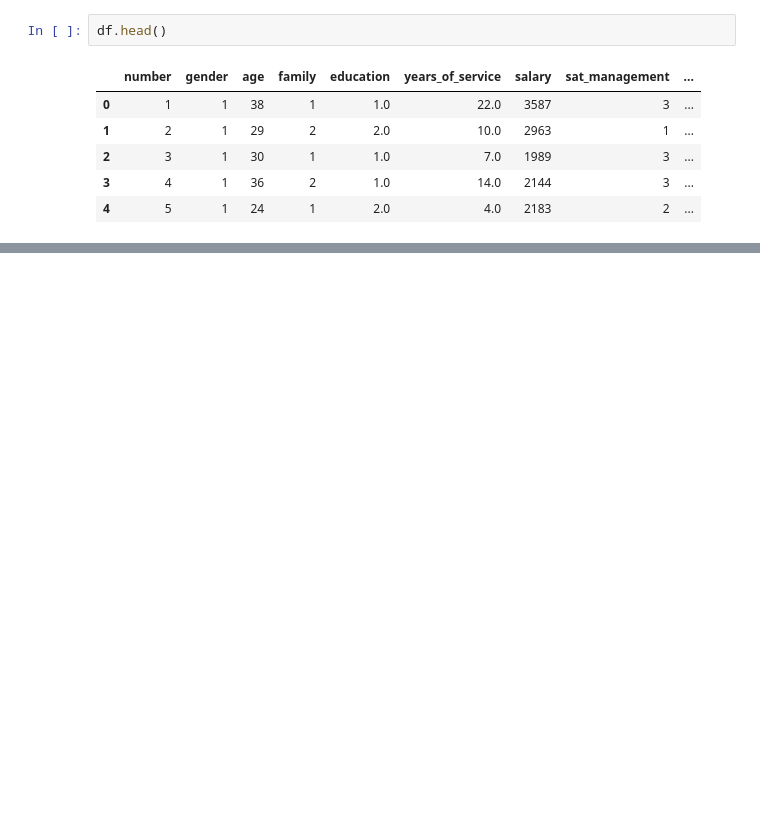
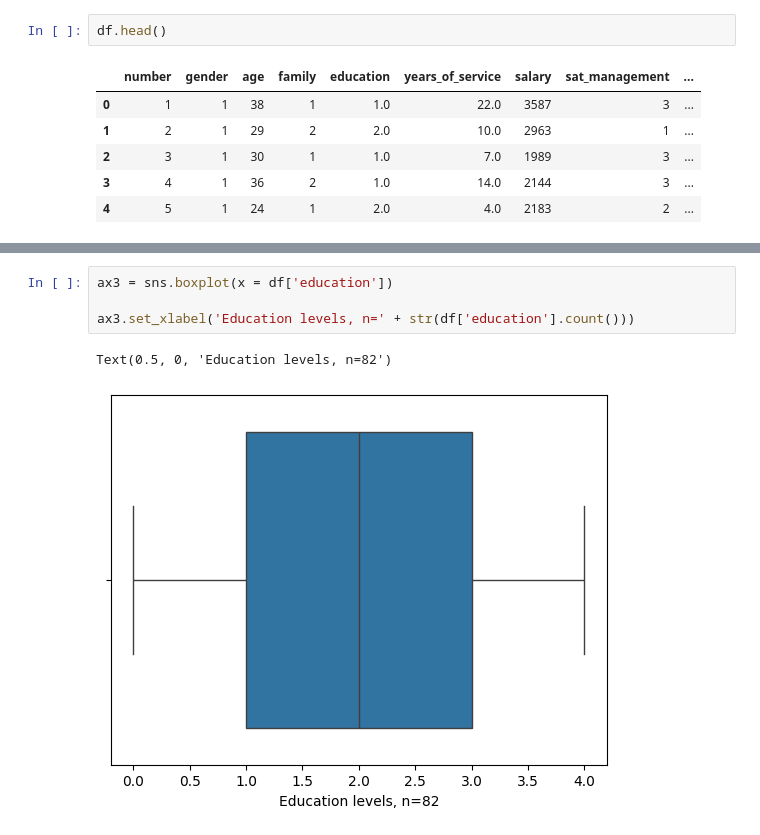
Before and after one commit to Fernoss/TKM22_python_project_sfz, a Jupyter notebook: HARJOITUSTYÖ/harjoitus.ipynb, the cells around one changed output, grey strips where cells are left out. Cells and saved outputs as stored; diff of their text form; blank space fills up the shorter version.

```diff
--- a/HARJOITUSTYÖ/harjoitus.ipynb
+++ b/HARJOITUSTYÖ/harjoitus.ipynb
@@ -80,0 +126,7 @@ memory usage: 7.8 KB
+# %%
+ax3 = sns.boxplot(x = df['education'])
+
+ax3.set_xlabel('Education levels, n=' + str(df['education'].count()))
+# %% [output]
+Text(0.5, 0, 'Education levels, n=82')
+[figure, added]
```
Also changed, not shown: parts of 33 cells of this notebook.
